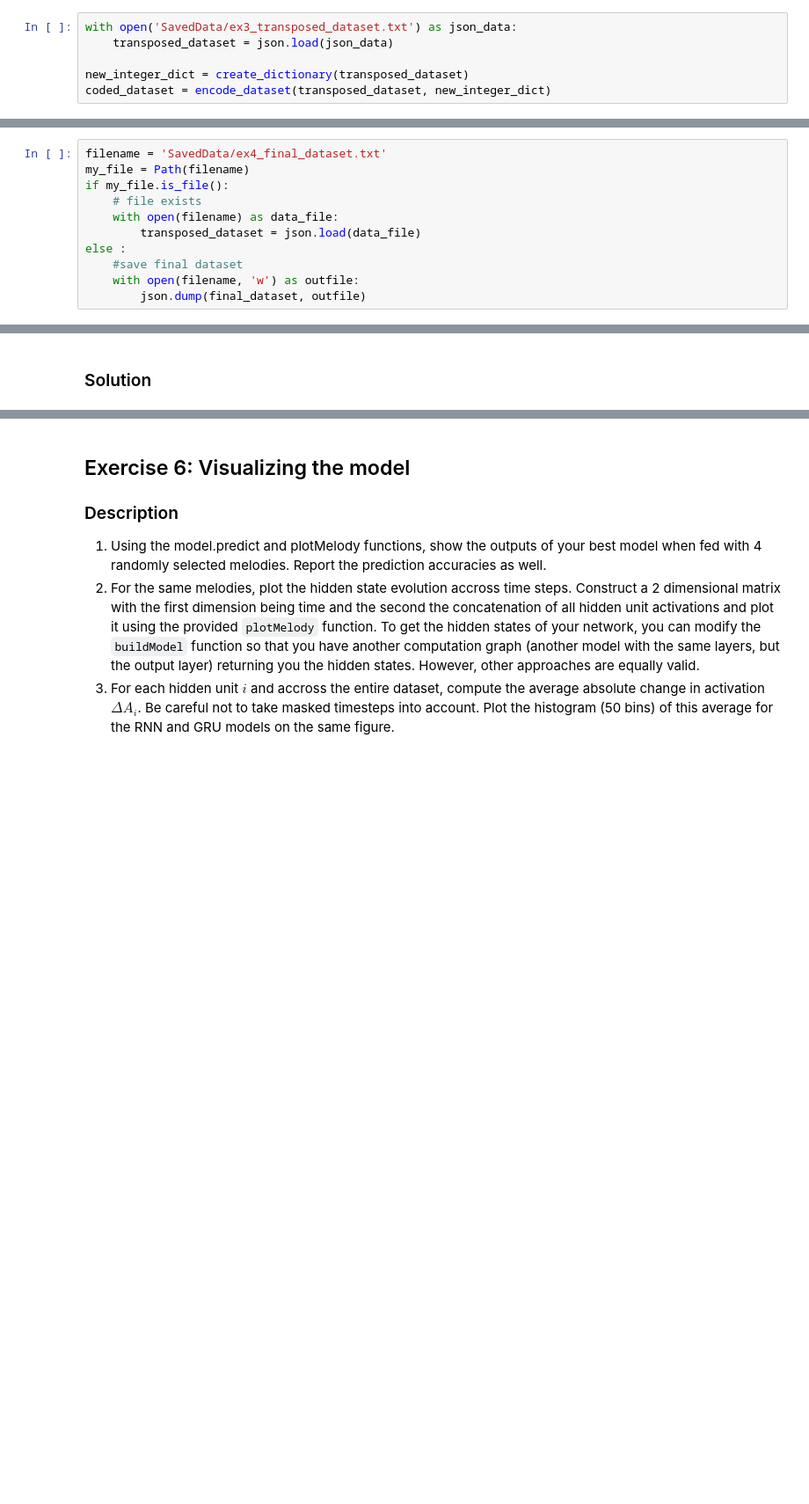
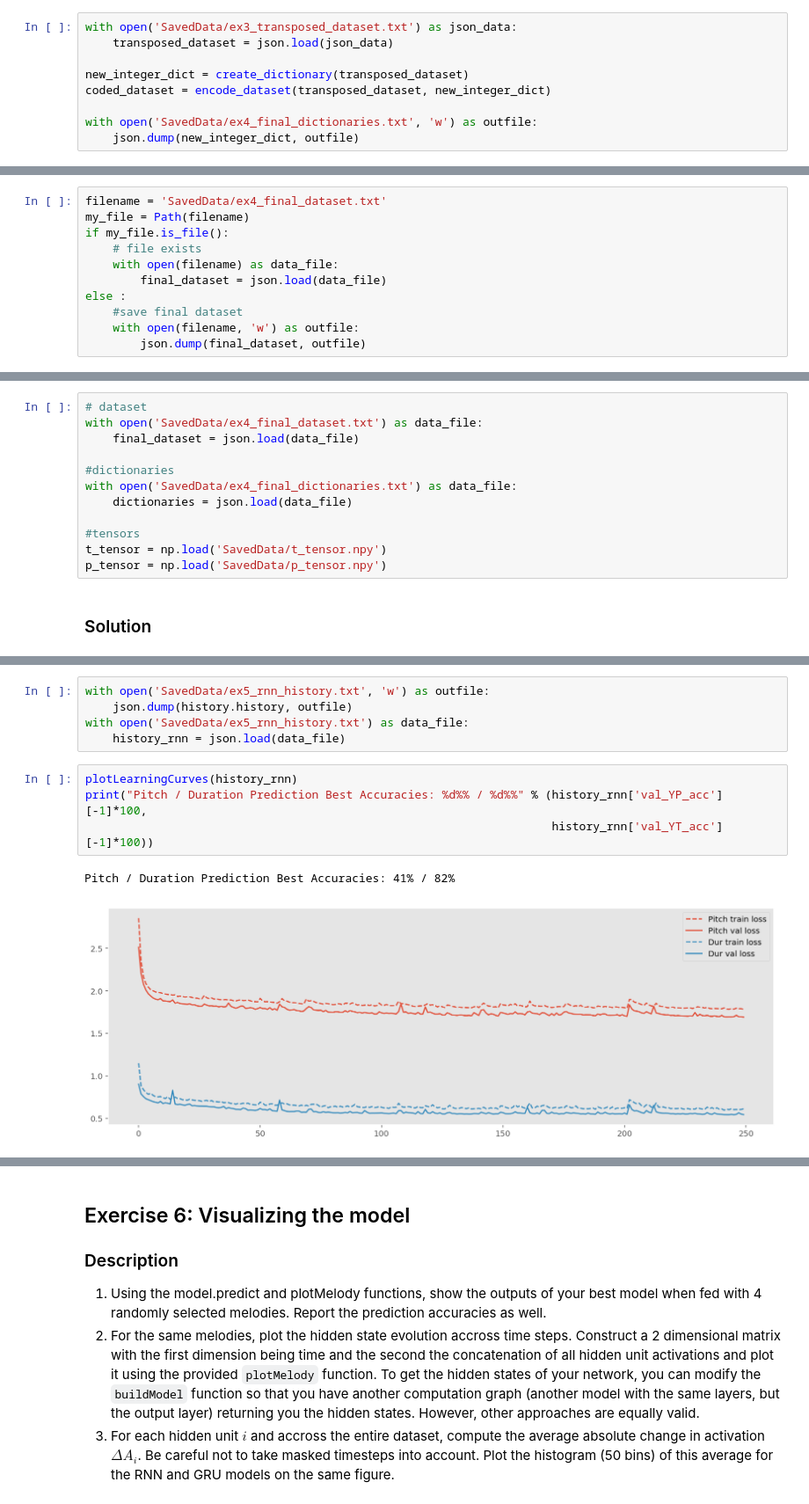
Before and after one commit to Kinchul/ann_projects, a Jupyter notebook: miniproject2/miniproject2.ipynb, the cells around one changed output, grey strips where cells are left out. Shown at 88% size. Saved outputs shown, nothing was run; the diff lists cells and outputs as text; blank space fills up the shorter version.

```diff
--- a/miniproject2/miniproject2.ipynb
+++ b/miniproject2/miniproject2.ipynb
@@ -664,6 +679,9 @@ with open('SavedData/ex3_transposed_dataset.txt') as json_data:
 
 new_integer_dict = create_dictionary(transposed_dataset)
 coded_dataset = encode_dataset(transposed_dataset, new_integer_dict)
+
+with open('SavedData/ex4_final_dictionaries.txt', 'w') as outfile:
+    json.dump(new_integer_dict, outfile)
 # %% [markdown]
 #### One-hot encode
 # %%
@@ -770,7 +788,7 @@ my_file = Path(filename)
 if my_file.is_file():
     # file exists
     with open(filename) as data_file:
-        transposed_dataset = json.load(data_file)
+        final_dataset = json.load(data_file)
 else :
     #save final dataset
     with open(filename, 'w') as outfile:
@@ -791,3 +815,15 @@ You are free to use your own architecture but make sure to use at least 128 hidd
+# %%
+# dataset
+with open('SavedData/ex4_final_dataset.txt') as data_file:
+    final_dataset = json.load(data_file)
+
+#dictionaries
+with open('SavedData/ex4_final_dictionaries.txt') as data_file:
+    dictionaries = json.load(data_file)
+
+#tensors
+t_tensor = np.load('SavedData/t_tensor.npy')
+p_tensor = np.load('SavedData/p_tensor.npy')
 # %% [markdown]
 ### Solution
 # %%
@@ -838,0 +919,12 @@ RNNmodel.summary()
+# %%
+with open('SavedData/ex5_rnn_history.txt', 'w') as outfile:
+    json.dump(history.history, outfile)
+with open('SavedData/ex5_rnn_history.txt') as data_file:
+    history_rnn = json.load(data_file)
+# %%
+plotLearningCurves(history_rnn)
+print("Pitch / Duration Prediction Best Accuracies: %d%% / %d%%" % (history_rnn['val_YP_acc'][-1]*100,
+                                                                    history_rnn['val_YT_acc'][-1]*100))
+# %% [output]
+Pitch / Duration Prediction Best Accuracies: 41% / 82%
+[figure, added]
```
Also changed, not shown: parts of 22 cells of this notebook, 3 other files.
